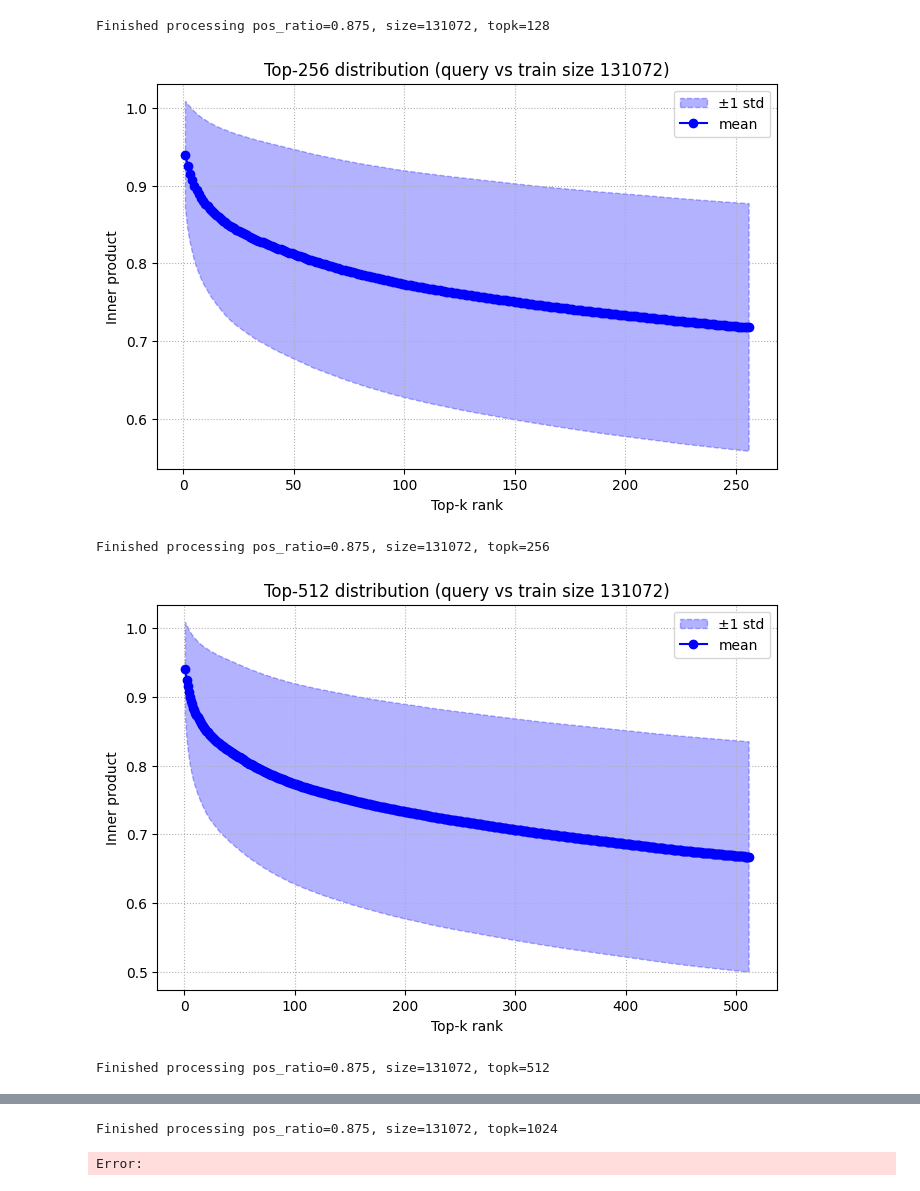
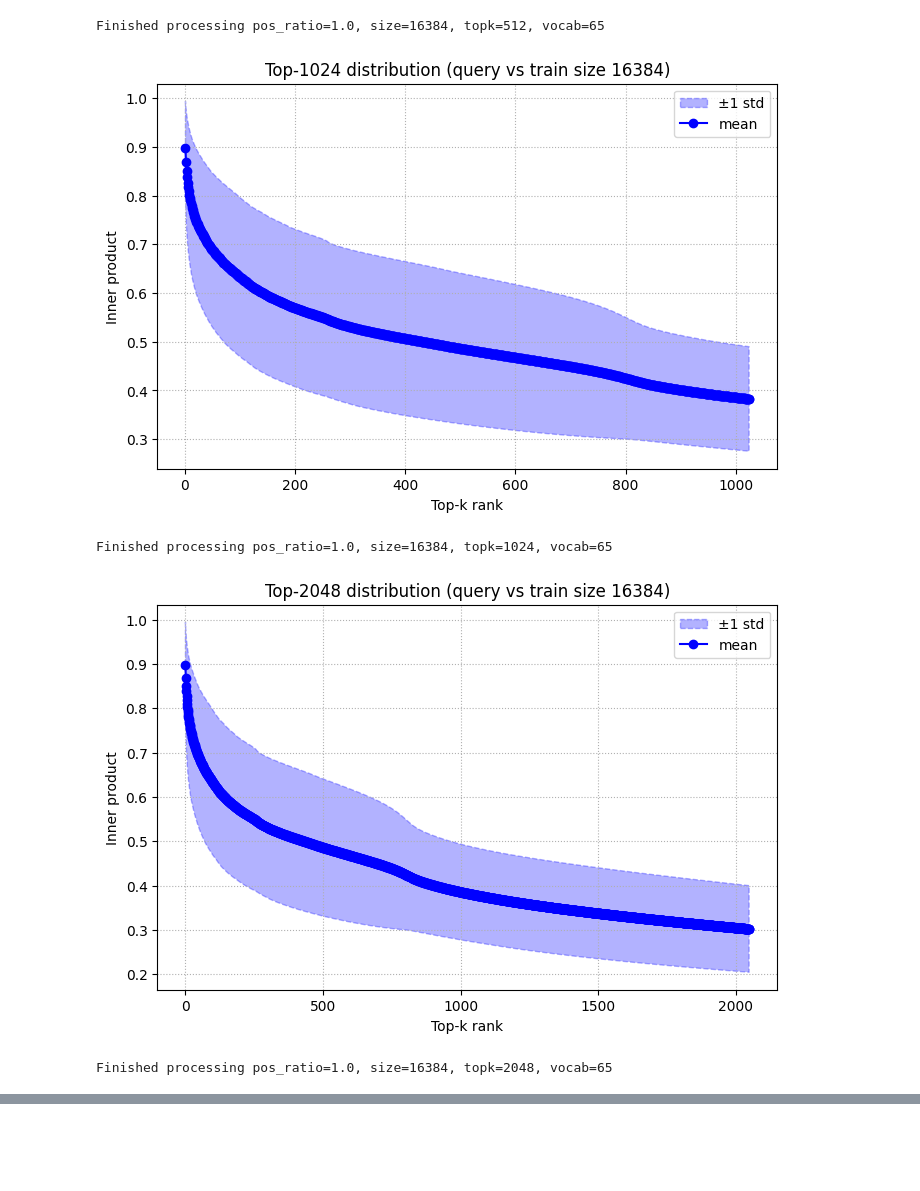
Before and after one commit to YanchengZhou2003/SeLM_v2, a Jupyter notebook: data/data.ipynb, the cells around one changed output, grey strips where cells are left out. Saved outputs shown, nothing was run; the diff lists cells and outputs as text; code cells hidden in the pictures; blank space fills up the shorter version.

```diff
--- a/data/data.ipynb
+++ b/data/data.ipynb
@@ -138,34 +150,42 @@ def plot_topk_distribution(topk_vals: torch.Tensor, k: int = 64, title: str = ""
 
 if __name__ == "__main__":
     # 1. 读取另一个文件 (比如 valid/test)
-    topks = [64, 128, 256, 512, 1024]
-    for topk in topks:
-        valid_path = f"voc65_normfixed20_b256_" + "iters_9999_" + f"valid2048_cache_last.pth"
-        valid_data = load_file(valid_path)
-        query_emb = valid_data['emb']
-        query_y   = valid_data['y']
+    N_valid = 16384
+    best_valid_epochs = {
+        65 : 9999,
+        384: 3000,
+        512: 2000,
+        768: 2000,
+        1024: 2000
+    }
+    for N_vocab in [65]:
+        for topk in [256, 512, 1024, 2048]:
+            valid_path = f"voc{N_vocab}_normfixed20_b256_" + f"iters_{best_valid_epochs[N_vocab]}_" + f"valid{N_valid}_cache_last.pth"
+            valid_data = load_file(valid_path)
+            query_emb = valid_data['emb']
+            query_y   = valid_data['y']
 
-        # 2. 遍历 train 文件
-        for pos_ratio in [0.875]:
-            for size in [131072]:
-            # 1. 读取数据
-                train_path = f"voc65_normfixed20_b256_" + "iters_9999_" + f"ps{pos_ratio}_train{size}_cache_last.pth"
-                train_data = load_file(train_path)
-                base_emb = train_data['emb']
+            # 2. 遍历 train 文件
+            for pos_ratio in [1.0]:
+                for size in [16384]:
+                # 1. 读取数据
+                    train_path = f"voc{N_vocab}_normfixed20_b256_" + f"iters_{best_valid_epochs[N_vocab]}_" + f"ps{pos_ratio}_train{size}_cache_last.pth"
+                    train_data = load_file(train_path)
+                    base_emb = train_data['emb']
 
-                # 3. 计算 cross top-k
-                vals, ids = topk_cross_neighbors(query_emb, base_emb, k=topk)
+                    # 3. 计算 cross top-k
+                    vals, ids = topk_cross_neighbors(query_emb, base_emb, k=topk)
 
-                # 4. 绘图
-                plot_topk_distribution(vals, k=topk,
-                                    title=f"Top-{topk} distribution (query vs train size {size})")
-                # 5. 保存结果
-                filtered_data = {
-                    "emb": query_emb,
-                    "y":   query_y,
-                    "rk":  ids
-                }
-                save_file(filtered_data, f"rk{topk}_" + f"q=ps{pos_ratio}_train{size}_" + valid_path)
+                    # 4. 绘图
+                    plot_topk_distribution(vals, k=topk,
+                                        title=f"Top-{topk} distribution (query vs train size {size})")
+                    # 5. 保存结果
+                    filtered_data = {
+                        "emb": query_emb,
+                        "y":   query_y,
+                        "rk":  ids
+                    }
+                    save_file(filtered_data, f"rk{topk}_" + f"q=ps{pos_ratio}_train{size}_" + valid_path)
 
-                print(f"Finished processing pos_ratio={pos_ratio}, size={size}, topk={topk}")
+                    print(f"Finished processing pos_ratio={pos_ratio}, size={size}, topk={topk}, vocab={N_vocab}")
 # %% [output]
@@ -175,5 +195,5 @@ Finished processing pos_ratio=0.875, size=131072, topk=64
-Finished processing pos_ratio=0.875, size=131072, topk=128
+Finished processing pos_ratio=1.0, size=16384, topk=512, vocab=65
-[figure, old version]
+[figure, new version]
-Finished processing pos_ratio=0.875, size=131072, topk=256
+Finished processing pos_ratio=1.0, size=16384, topk=1024, vocab=65
-[figure, old version]
+[figure, new version]
-Finished processing pos_ratio=0.875, size=131072, topk=512
+Finished processing pos_ratio=1.0, size=16384, topk=2048, vocab=65
@@ -181,2 +199,0 @@ Finished processing pos_ratio=0.875, size=131072, topk=512
-Finished processing pos_ratio=0.875, size=131072, topk=1024
-Error:
```
Also changed, not shown: parts of 3 cells of this notebook, 23 other files.
